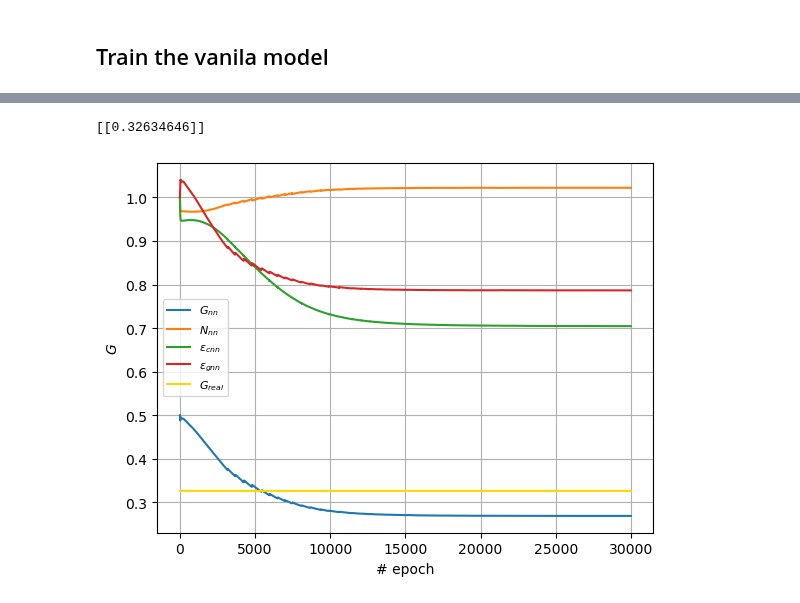
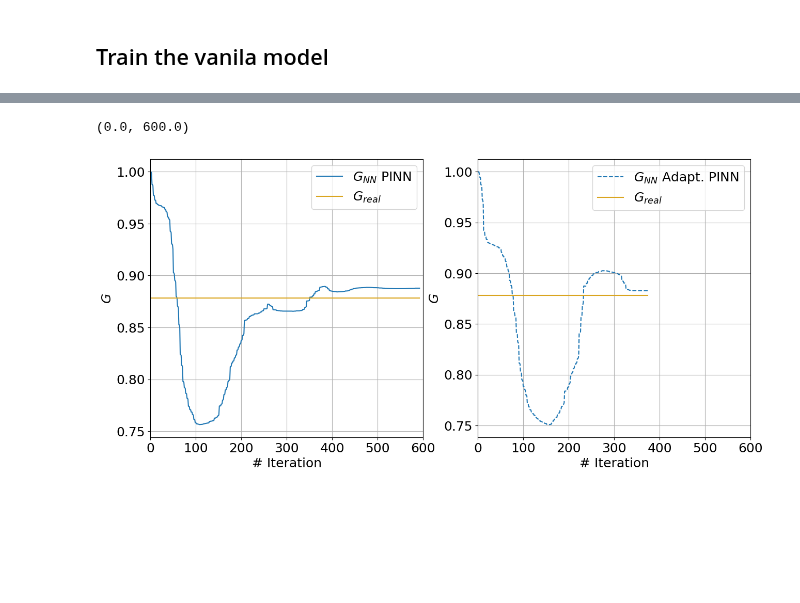
Before and after one commit to mvanzulli/Heat_Transfer_PINN, a Jupyter notebook: playground/Adaptative_PINN.ipynb, the cells around one changed output, grey strips where cells are left out. Cells and saved outputs as stored; diff of their text form; code cells hidden in the pictures; blank space fills up the shorter version.

```diff
--- a/playground/Adaptative_PINN.ipynb
+++ b/playground/Adaptative_PINN.ipynb
@@ -176,7 +176,8 @@ class DNN(nn.Module):
 class TrainableLambdas(nn.Module):
     def __init__(self, num_units):
         super().__init__()
-        self.lambda_params = nn.Parameter(torch.ones(num_units))
+        self.lambda_params = nn.Parameter(torch.ones(1))
+        # self.lambda_params = nn.Parameter(torch.ones(num_units)) # adaptative for each neuron
     def forward(self, x):
         return self.lambda_params * x
 
@@ -262,7 +263,7 @@ Non-trainable params: 0
 ## PINN class
 # %%
 class PINN():
-    def __init__(self, layers):
+    def __init__(self, layers, adaptative_lambdas = False):
 
         'Define loss function'
         self.loss_function = nn.MSELoss(reduction ='sum')
@@ -277,7 +278,10 @@ class PINN():
         self.G = nn.Parameter(self.G)
 
         'Initialize our DNN'
-        self.dnn = DNN(layers).to(device)
+        if adaptative_lambdas:
+            self.dnn = AdaptativeDNN(layers).to(device)
+        else:
+            self.dnn = DNN(layers).to(device)
 
         'Register our new parameter'
         self.dnn.register_parameter('G', self.G)
@@ -365,7 +369,7 @@ class PINN():
         lossG = self.loss_function(torch.Tensor([lossG]), lossG_hat)
 
 
-        save and self.loss_history["G"].append(lossG)
+        save and self.loss_history["G"].append(lossG.to('cpu').detach().numpy())
 
         return lossG
 
@@ -496,15 +580,33 @@ plt.show()
 # %%
-plt.cla()
-plt.plot(range(steps), G_hist, label = r'$G_{nn}$')
-plt.plot(range(steps), N_hist, label = r'$N_{nn}$')
-plt.plot(range(steps), ec_hist, label = r'$\epsilon_{cnn}$')
-plt.plot(range(steps), eg_hist, label = r'$\epsilon_{gnn}$')
-print(G_real)
-plt.plot(range(steps), G_real*np.ones((steps,1)), label = r'$G_{real}$', color = 'gold')
-plt.legend(loc='best', prop={'size': 8})
-plt.xlabel('# epoch')
-plt.ylabel(r'$G$')
-plt.grid(True, which="both", ls="-")
+label_size = 10
+
+fig, ax = plt.subplots(1, 2, figsize=(15, 7))
+
+xlim = (0, 600)
+
+# G evolution with ADAM
+nsteps_adam = len(vanilla_pinn.params_history["G"])
+ax[0].cla()
+ax[0].plot(vanilla_pinn.params_history["G"], label = r'$G_{NN}$ PINN')
+ax[0].set_xlabel('# Iteration', fontsize = 1.8*label_size)
+ax[0].set_ylabel(r'$G$', fontsize = 1.8*label_size)
+ax[0].plot(range(nsteps_adam), G_real*np.ones((nsteps_adam,1)), label = r'$G_{real}$', color = 'goldenrod')
+ax[0].grid(True, which="both", ls="-")
+ax[0].tick_params(axis='both', which='major', labelsize=1.8*label_size)
+ax[0].legend(loc='upper right', fontsize = 1.8*label_size)
+ax[0].set_xlim(xlim)
+
+# G evolution with LBFGS
+nsteps_lbfgs = len(adaptative_pinn.params_history["G"])
+ax[1].cla()
+ax[1].plot(adaptative_pinn.params_history["G"], linestyle = '--', label = r'$G_{NN}$ Adapt. PINN')
+ax[1].set_xlabel('# Iteration', fontsize = 1.8*label_size)
+ax[1].set_ylabel(r'$G$', fontsize = 1.8*label_size)
+ax[1].plot(range(nsteps_lbfgs), G_real*np.ones((nsteps_lbfgs,1)), label = r'$G_{real}$', color = 'goldenrod')
+ax[1].grid(True, which="both", ls="-")
+ax[1].tick_params(axis='both', which='major', labelsize=1.8*label_size)
+ax[1].legend(loc='upper right', fontsize = 1.8*label_size)
+ax[1].set_xlim(xlim)
 # %% [output]
-[[0.32634646]]
+(0.0, 600.0)
-[figure, old version]
+[figure, new version]
```
Also changed, not shown: parts of 25 cells of this notebook, 2 other files.
